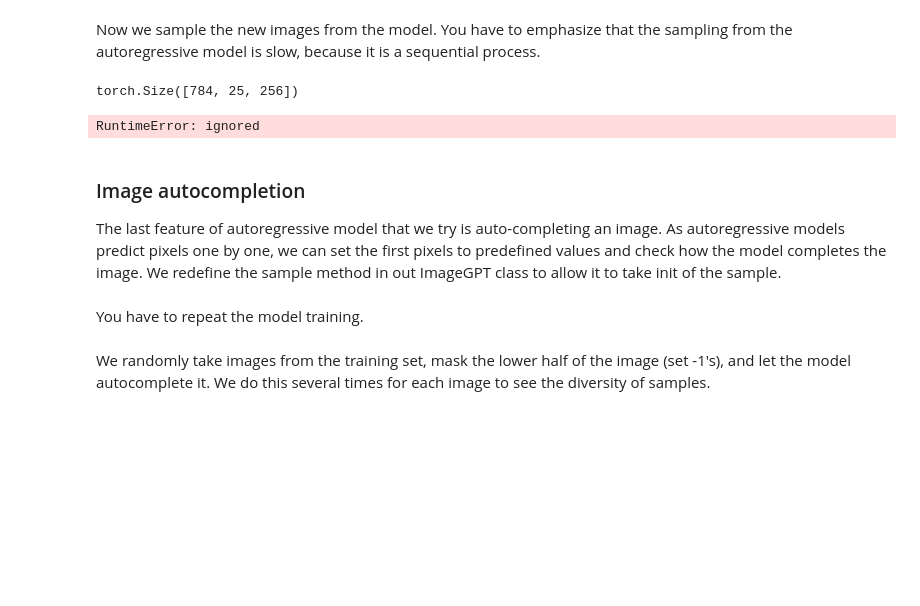
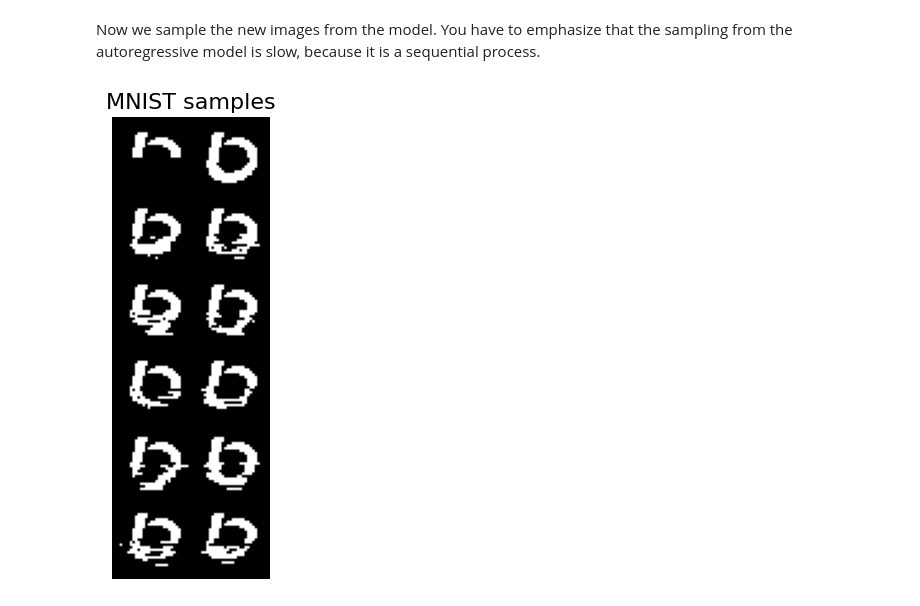
Before and after one commit to gregkseno/dgm-course, a Jupyter notebook: 02_image_gpt.ipynb, the cells around one changed output. Drawn from its saved outputs; the diff is of its cells as text; code cells hidden in the pictures; blank space fills up the shorter version.

```diff
--- a/02_image_gpt.ipynb
+++ b/02_image_gpt.ipynb
@@ -391,24 +325,18 @@ Now we sample the new images from the model. You have to emphasize that the samp
 # %%
 img, _ = test_data[0]
 h, w = img.shape[-2:]
-
 seq = img.reshape(-1)
 
 # first half of image is context
 context = seq[: int(len(seq) / 2)]
 context_img = np.pad(context, (0, int(len(seq) / 2))).reshape(h, w)
 context = context.cuda()
 # predict second half of image
-samples = model.sample(25).cpu().numpy().transpose()
+preds = model.sample(context, int(len(seq) / 2), num_samples=10).cpu().numpy().transpose()
+preds = preds.reshape(-1, h, w)
 
-# samples = model.sample(1, 784, num_samples=25)
-samples.reshape(-1, h, w).shape
-show_samples(samples.reshape(-1, 1, h, w), title='MNIST samples', nrow=5)
+# combine context, preds, and truth for figure
+samples = np.concatenate([context_img[None, ...], img, preds], axis=0)[:, None, :, :]
+show_samples(samples, title='MNIST samples', nrow=2)
 # %% [output]
-torch.Size([784, 25, 256])
-RuntimeError: ignored
+[figure, added]
-# %% [markdown]
-### Image autocompletion
-
-The last feature of autoregressive model that we try is auto-completing an image. As autoregressive models predict pixels one by one, we can set the first pixels to predefined values and check how the model completes the image.
-We redefine the sample method in out ImageGPT class to allow it to take init of the sample.
@@ -434,2 +342,0 @@ class ImageGPTAutoComplete(ImageGPT):
-# %% [markdown]
-You have to repeat the model training.
@@ -452,2 +342,0 @@ assert test_losses['total_loss'][-1] < 0.10
-# %% [markdown]
-We randomly take images from the training set, mask the lower half of the image (set -1's), and let the model autocomplete it. We do this several times for each image to see the diversity of samples.
```
Also changed, not shown: parts of 14 cells of this notebook.
